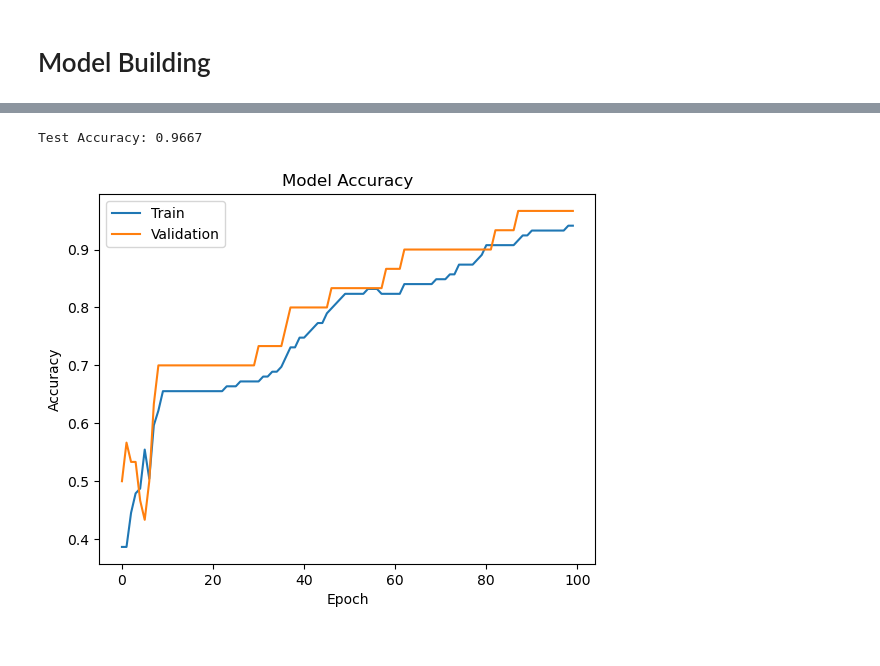
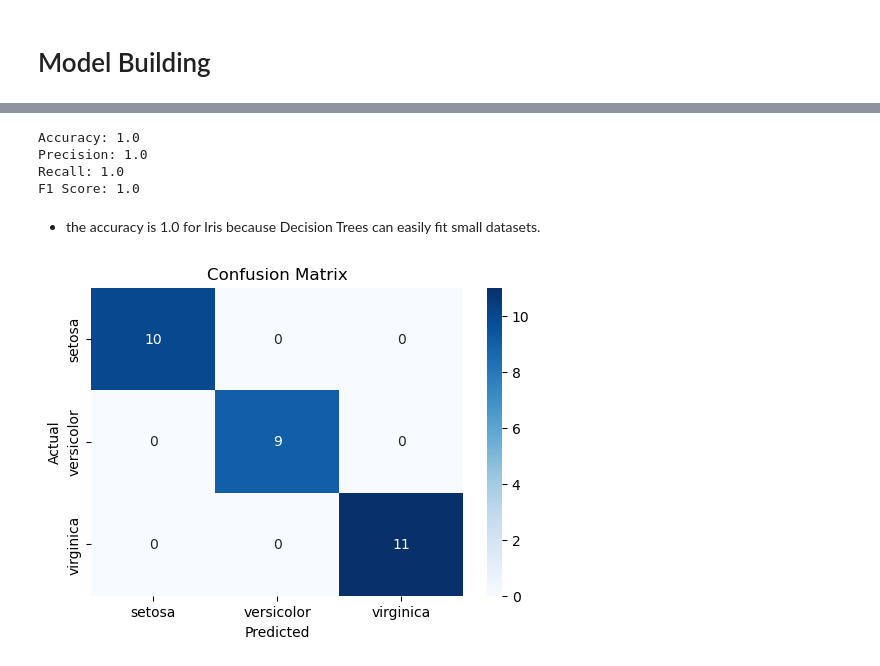
Before and after one commit to hasnainyaqub/ML_internship_arch_technologies, a Jupyter notebook: Month 2/04_Iris_dataset_classification/Iris_Flower_classification.ipynb, the cells around one changed output, grey strips where cells are left out. Cells and saved outputs as stored; diff of their text form; code cells hidden in the pictures.

```diff
--- a/Month 2/04_Iris_dataset_classification/Iris_Flower_classification.ipynb
+++ b/Month 2/04_Iris_dataset_classification/Iris_Flower_classification.ipynb
@@ -132,18 +132,3 @@ X_train, X_test, y_train, y_test = train_test_split(X, y, test_size=0.2, random_
 scaler = StandardScaler()
 X_train = scaler.fit_transform(X_train)
 X_test = scaler.transform(X_test)
-# %%
-# One-hot encode labels
-y_train = tf.keras.utils.to_categorical(y_train)
-y_test = tf.keras.utils.to_categorical(y_test)
-# %%
-# Build model
-model = tf.keras.Sequential([
-    tf.keras.layers.Input(shape=(X_train.shape[1],)),  # Explicit input layer
-    tf.keras.layers.Dense(16, activation='relu'),
-    tf.keras.layers.Dense(8, activation='relu'),
-    tf.keras.layers.Dense(3, activation='softmax')
-])
-
-model.compile(optimizer='adam', loss='categorical_crossentropy', metrics=['accuracy'])
-model.fit(X_train, y_train, epochs=100, validation_data=(X_test, y_test))
@@ -170,16 +135,34 @@ Epoch 100/100
-# %%
-# Evaluate
-loss, accuracy = model.evaluate(X_test, y_test, verbose=0)
-print(f"Test Accuracy: {accuracy:.4f}")
-
-# plot training & validation accuracy values
-plt.plot(model.history.history['accuracy'])
-plt.plot(model.history.history['val_accuracy'])
-plt.title('Model Accuracy')
-plt.ylabel('Accuracy')
-plt.xlabel('Epoch')
-plt.legend(['Train', 'Validation'], loc='upper left')
-plt.show()
-# %% [output]
-Test Accuracy: 0.9667
-[figure, removed]
+# %%
+# Decision Tree model
+dt = DecisionTreeClassifier(random_state=42)
+dt.fit(X_train, y_train)
+
+# Predictions
+y_pred = dt.predict(X_test)
+
+# Evaluation
+print("Accuracy:", accuracy_score(y_test, y_pred))
+print("Precision:", precision_score(y_test, y_pred, average='macro'))
+print("Recall:", recall_score(y_test, y_pred, average='macro'))
+print("F1 Score:", f1_score(y_test, y_pred, average='macro'))
+# %% [output]
+Accuracy: 1.0
+Precision: 1.0
+Recall: 1.0
+F1 Score: 1.0
+# %% [markdown]
+- the accuracy is 1.0 for Iris because Decision Trees can easily fit small datasets.
+# %%
+# Predictions
+y_pred = dt.predict(X_test)
+
+# Confusion Matrix
+cm = confusion_matrix(y_test, y_pred)
+plt.figure(figsize=(6,4))
+sns.heatmap(cm, annot=True, fmt="d", cmap="Blues", xticklabels=le.classes_, yticklabels=le.classes_)
+plt.xlabel("Predicted")
+plt.ylabel("Actual")
+plt.title("Confusion Matrix")
+plt.show()
+# %% [output]
+[figure, added]
```
Also changed, not shown: parts of 6 cells of this notebook, 1 other file.
